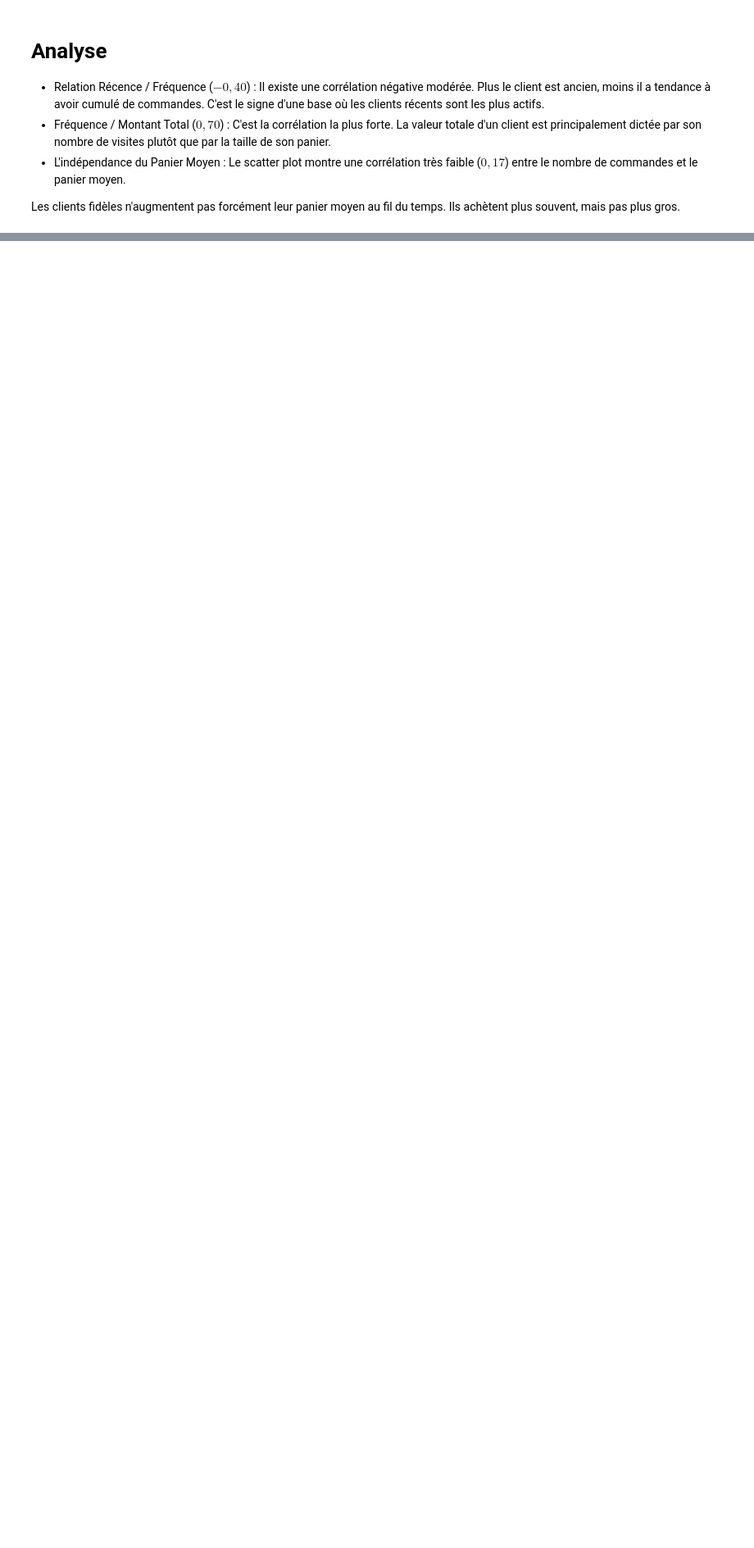
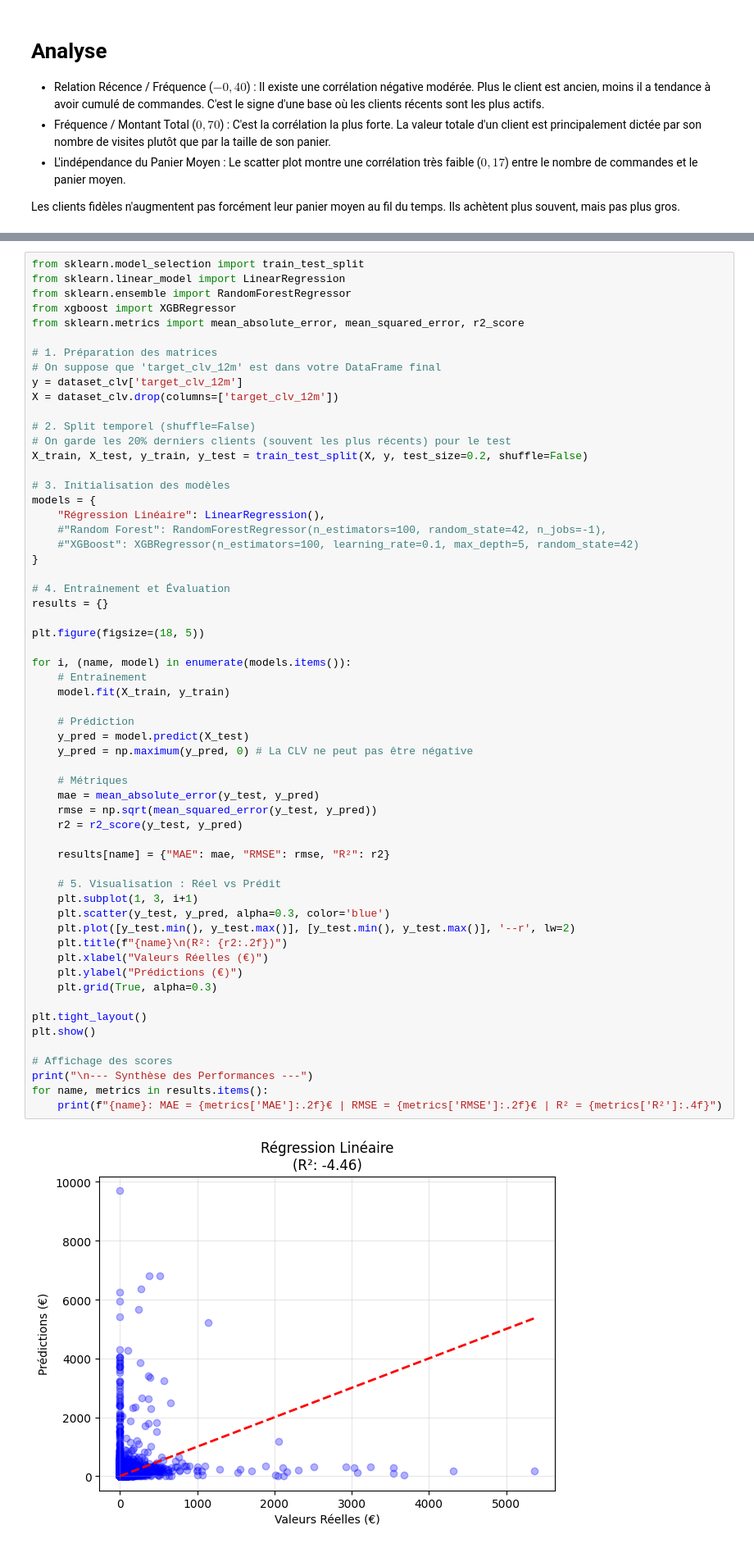
Before and after one commit to chapgangkarelle/data_marketing_project, a Jupyter notebook: analysis.ipynb, the cells around one changed output, grey strips where cells are left out. Shown at 82% size. Saved outputs shown, nothing was run; the diff lists cells and outputs as text; blank space fills up the shorter version.

```diff
--- a/analysis.ipynb
+++ b/analysis.ipynb
@@ -341,0 +488,61 @@ Les clients fidèles n'augmentent pas forcément leur panier moyen au fil du tem
+# %%
+from sklearn.model_selection import train_test_split
+from sklearn.linear_model import LinearRegression
+from sklearn.ensemble import RandomForestRegressor
+from xgboost import XGBRegressor
+from sklearn.metrics import mean_absolute_error, mean_squared_error, r2_score
+
+# 1. Préparation des matrices
+# On suppose que 'target_clv_12m' est dans votre DataFrame final
+y = dataset_clv['target_clv_12m']
+X = dataset_clv.drop(columns=['target_clv_12m'])
+
+# 2. Split temporel (shuffle=False)
+# On garde les 20% derniers clients (souvent les plus récents) pour le test
+X_train, X_test, y_train, y_test = train_test_split(X, y, test_size=0.2, shuffle=False)
+
+# 3. Initialisation des modèles
+models = {
+    "Régression Linéaire": LinearRegression(),
+    #"Random Forest": RandomForestRegressor(n_estimators=100, random_state=42, n_jobs=-1),
+    #"XGBoost": XGBRegressor(n_estimators=100, learning_rate=0.1, max_depth=5, random_state=42)
+}
+
+# 4. Entraînement et Évaluation
+results = {}
+
+plt.figure(figsize=(18, 5))
+
+for i, (name, model) in enumerate(models.items()):
+    # Entraînement
+    model.fit(X_train, y_train)
+
+    # Prédiction
+    y_pred = model.predict(X_test)
+    y_pred = np.maximum(y_pred, 0) # La CLV ne peut pas être négative
+
+    # Métriques
+    mae = mean_absolute_error(y_test, y_pred)
+    rmse = np.sqrt(mean_squared_error(y_test, y_pred))
+    r2 = r2_score(y_test, y_pred)
+
+    results[name] = {"MAE": mae, "RMSE": rmse, "R²": r2}
+
+    # 5. Visualisation : Réel vs Prédit
+    plt.subplot(1, 3, i+1)
+    plt.scatter(y_test, y_pred, alpha=0.3, color='blue')
+    plt.plot([y_test.min(), y_test.max()], [y_test.min(), y_test.max()], '--r', lw=2)
+    plt.title(f"{name}\n(R²: {r2:.2f})")
+    plt.xlabel("Valeurs Réelles (€)")
+    plt.ylabel("Prédictions (€)")
+    plt.grid(True, alpha=0.3)
+
+plt.tight_layout()
+plt.show()
+
+# Affichage des scores
+print("\n--- Synthèse des Performances ---")
+for name, metrics in results.items():
+    print(f"{name}: MAE = {metrics['MAE']:.2f}€ | RMSE = {metrics['RMSE']:.2f}€ | R² = {metrics['R²']:.4f}")
+# %% [output]
+[figure, added]
```
Also changed, not shown: parts of 9 cells of this notebook.
